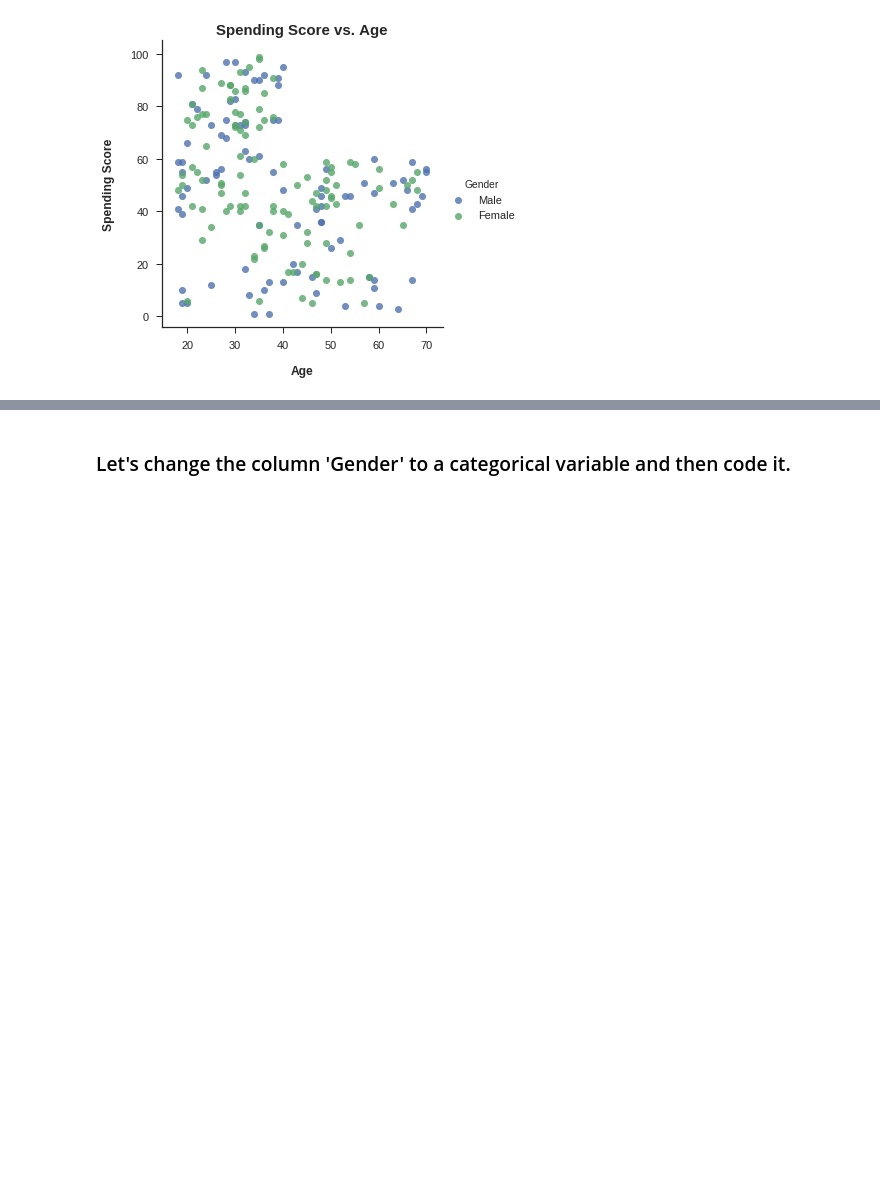
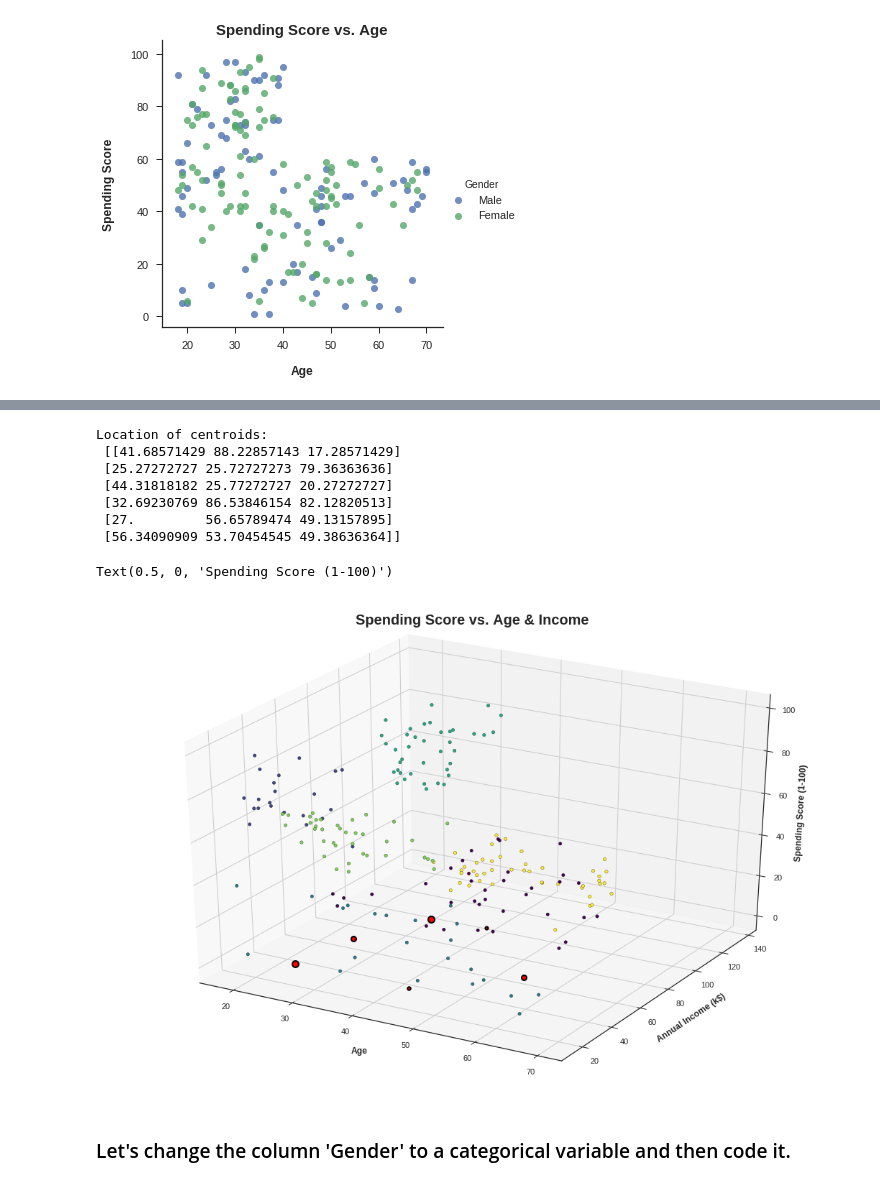
Before and after one commit to ROARMarketingConcepts/Machine-Learning-Projects, a Jupyter notebook: Mall_Customer_Segmentation_Analysis.ipynb, the cells around one changed output, grey strips where cells are left out. Cells and saved outputs as stored; diff of their text form; code cells hidden in the pictures; blank space fills up the shorter version.

```diff
--- a/Mall_Customer_Segmentation_Analysis.ipynb
+++ b/Mall_Customer_Segmentation_Analysis.ipynb
@@ -292,3 +373,38 @@ Text(39.3269079166667, 0.5, 'Spending Score')
+# %%
+n_clusters_age_income = 6
+kmeans_age_income = KMeans(n_clusters=n_clusters_age_income)
+kmeans_age_income.fit(df_kmeans_age_income)
+y_kmeans_age_income = kmeans_age_income.predict(df_kmeans_age_income)
+# %%
+fig = plt.figure()
+fig.set_size_inches(18.5, 12.5)
+ax = fig.add_subplot(111, projection='3d')
+centers_age_income = kmeans_age_income.cluster_centers_
+centers_age = kmeans_age.cluster_centers_
+print('Location of centroids: \n',centers_age_income,'\n\n')
+
+i=0
+
+while i < n_clusters_age_income:
+  plt.scatter(centers_age_income[i,0],centers_age_income[i, 1], centers_age_income[i,2], c='red', alpha=1,edgecolor = 'black',linewidth =2, label='Centroid '+str(i))
+  i+=1
+
+ax.scatter(df_kmeans_age_income['Age'],df_kmeans_age_income['Annual Income (k$)'], df_kmeans_age_income['Spending Score (1-100)'], c=y_kmeans_age_income, alpha = 1,cmap='viridis',edgecolor='k')
+
+plt.title('Spending Score vs. Age & Income',fontsize=20,fontweight='bold',pad=25)
+ax.set_xlabel('Age',fontweight='bold',labelpad=15)
+ax.set_ylabel('Annual Income (k$)',fontweight='bold',labelpad=15)
+ax.set_zlabel('Spending Score (1-100)',fontweight='bold',labelpad=10)
+# %% [output]
+Location of centroids:
+ [[41.68571429 88.22857143 17.28571429]
+ [25.27272727 25.72727273 79.36363636]
+ [44.31818182 25.77272727 20.27272727]
+ [32.69230769 86.53846154 82.12820513]
+ [27.         56.65789474 49.13157895]
+ [56.34090909 53.70454545 49.38636364]]
+Text(0.5, 0, 'Spending Score (1-100)')
+[figure, added]
 # %% [markdown]
 ### Let's change the column 'Gender' to a categorical variable and then code it.
 # %%
```
Also changed, not shown: parts of 13 cells of this notebook.
